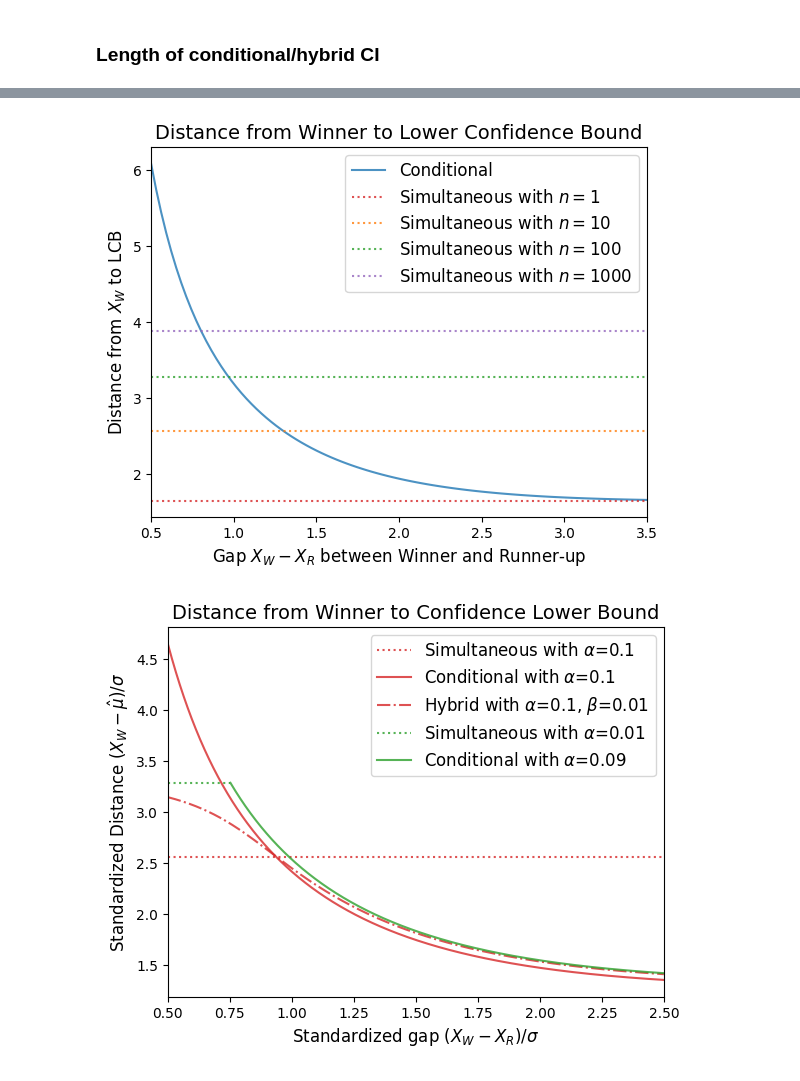
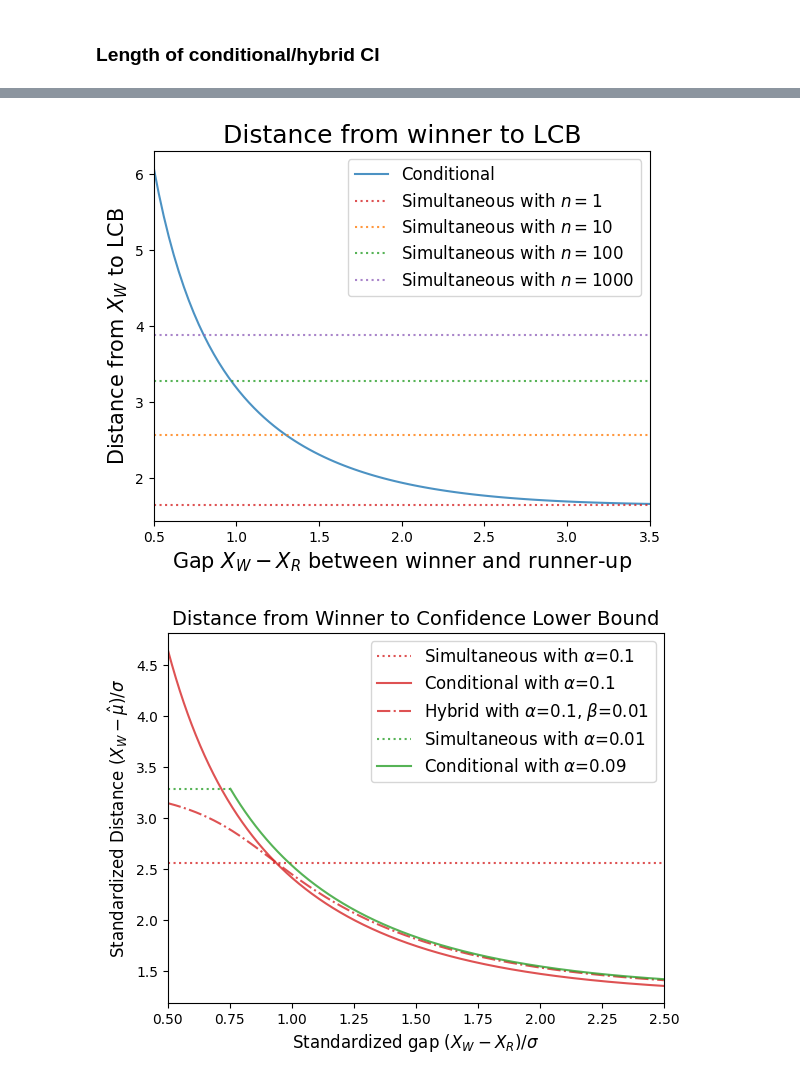
Before and after one commit to AnavSood/seldom, a Jupyter notebook: plots.ipynb, the cells around one changed output, grey strips where cells are left out. Drawn from its saved outputs; the diff is of its cells as text; code cells hidden in the pictures.

```diff
--- a/plots.ipynb
+++ b/plots.ipynb
@@ -95,31 +95,31 @@ plt.savefig(f"fig/class_dist_to_winner.pdf", bbox_inches='tight', pad_inches=0)
 # %%
 alpha = 0.05
 alpha_ = 0.8
 x_low = 0.5
 x_hi = 3.5
 x = np.linspace(x_low, x_hi, 100)
 y = np.array([cond_CI_dist(gap) for gap in tqdm(x) ])
 
 plt.figure()
 plt.plot(x, y, label='Conditional', alpha=alpha_)
 
 # Adding horizontal lines
 plt.axhline(y=norm.ppf( (1-alpha) ), color='tab:red', linestyle='dotted', label='Simultaneous with $n=1$', alpha=alpha_)
 plt.axhline(y=norm.ppf( (1-alpha) ** (1/10) ) , color='tab:orange', linestyle='dotted', label='Simultaneous with $n=10$', alpha=alpha_)
 plt.axhline(y=norm.ppf( (1-alpha) ** (1/100) ), color='tab:green', linestyle='dotted', label='Simultaneous with $n=100$', alpha=alpha_)
 plt.axhline(y=norm.ppf( (1-alpha) ** (1/1000) ), color='tab:purple', linestyle='dotted', label='Simultaneous with $n=1000$', alpha=alpha_)
 
-plt.title("Distance from Winner to Lower Confidence Bound", fontsize=14)
-plt.xlabel("Gap $X_{W} - X_{R}$ between Winner and Runner-up", fontsize=12)
-plt.ylabel("Distance from $X_{W}$ to LCB", fontsize=12)
+plt.title("Distance from winner to LCB", fontsize=18)
+plt.xlabel("Gap $X_{W} - X_{R}$ between winner and runner-up", fontsize=15)
+plt.ylabel("Distance from $X_{W}$ to LCB", fontsize=15)
 plt.xlim([x_low, x_hi ])
 
 plt.legend(fontsize=12)
 
 plt.grid(False)
 plt.savefig(f"fig/cond_dist_to_winner.pdf", bbox_inches='tight', pad_inches=0)
 # %% [output]
-[figure, old version]
+[figure, new version]
 # %%
 n = 20
 alpha = 0.1
```
Also changed, not shown: parts of 2 cells of this notebook, 7 other files.
